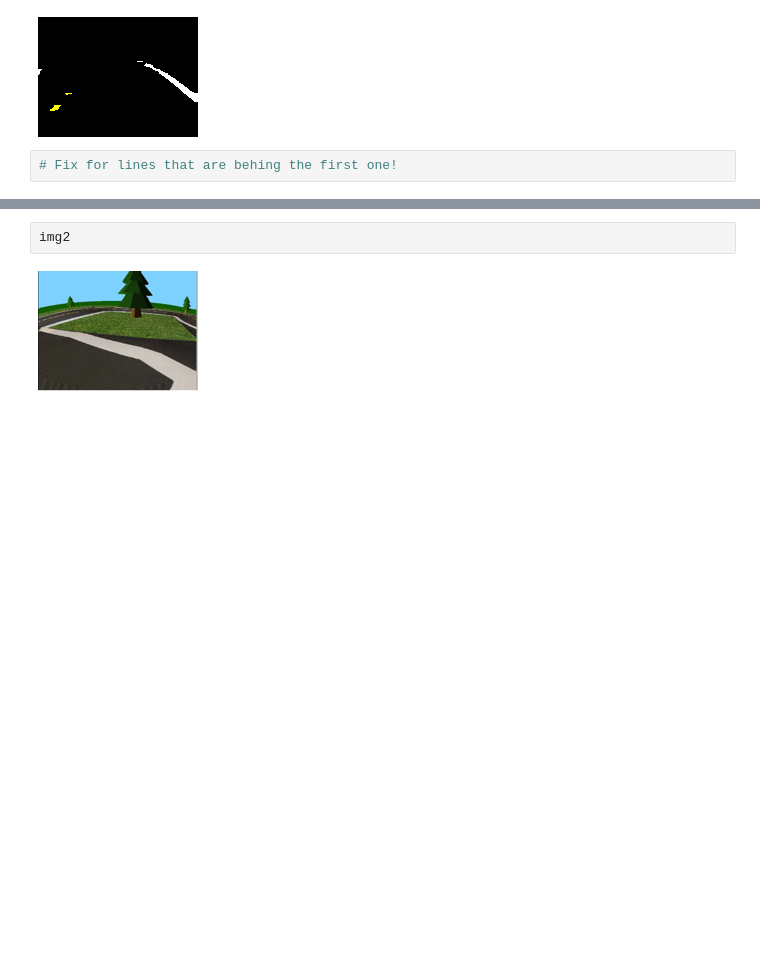
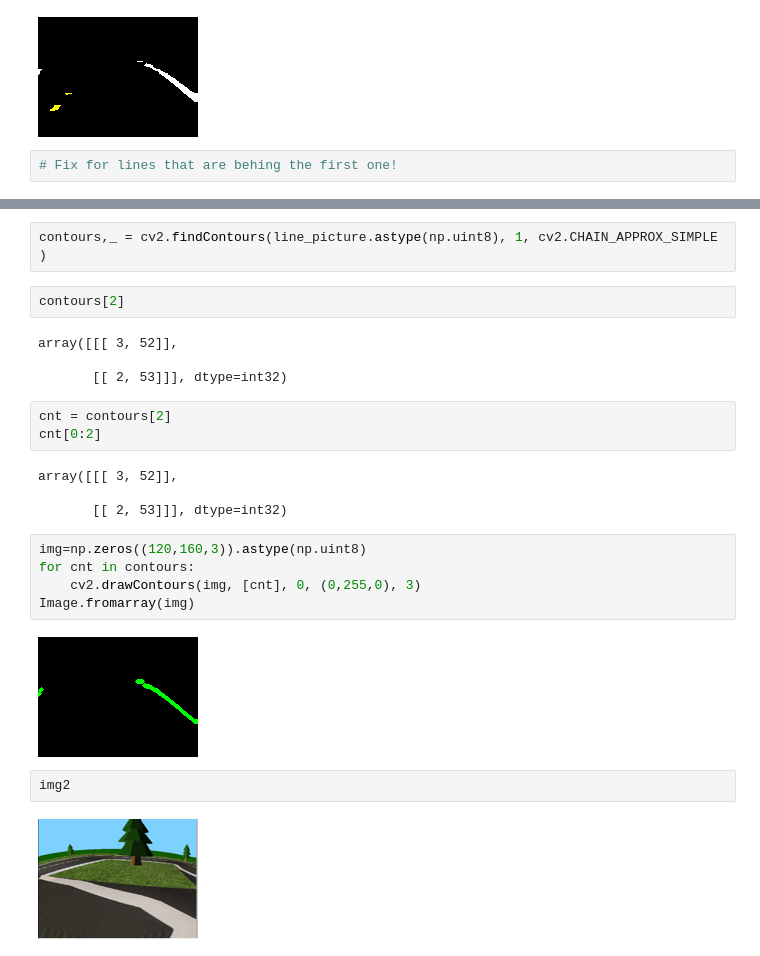
Before and after one commit to Nicola-Taddei/Duckietown-dataset-generator, a Jupyter notebook: crash_analysis.ipynb, the cells around one changed output, grey strips where cells are left out. Cells and saved outputs as stored; diff of their text form; blank space fills up the shorter version.

```diff
--- a/crash_analysis.ipynb
+++ b/crash_analysis.ipynb
@@ -109,3 +200,25 @@ Image.fromarray(line_picture.astype(np.uint8)*255)
+# %%
+contours,_ = cv2.findContours(line_picture.astype(np.uint8), 1, cv2.CHAIN_APPROX_SIMPLE )
+# %%
+contours[2]
+# %% [output]
+array([[[ 3, 52]],
+
+       [[ 2, 53]]], dtype=int32)
+# %%
+cnt = contours[2]
+cnt[0:2]
+# %% [output]
+array([[[ 3, 52]],
+
+       [[ 2, 53]]], dtype=int32)
+# %%
+img=np.zeros((120,160,3)).astype(np.uint8)
+for cnt in contours:
+    cv2.drawContours(img, [cnt], 0, (0,255,0), 3)
+Image.fromarray(img)
+# %% [output]
+[figure, added]
 # %%
 img2
 # %% [output]
```
Also changed, not shown: parts of 10 cells of this notebook.
